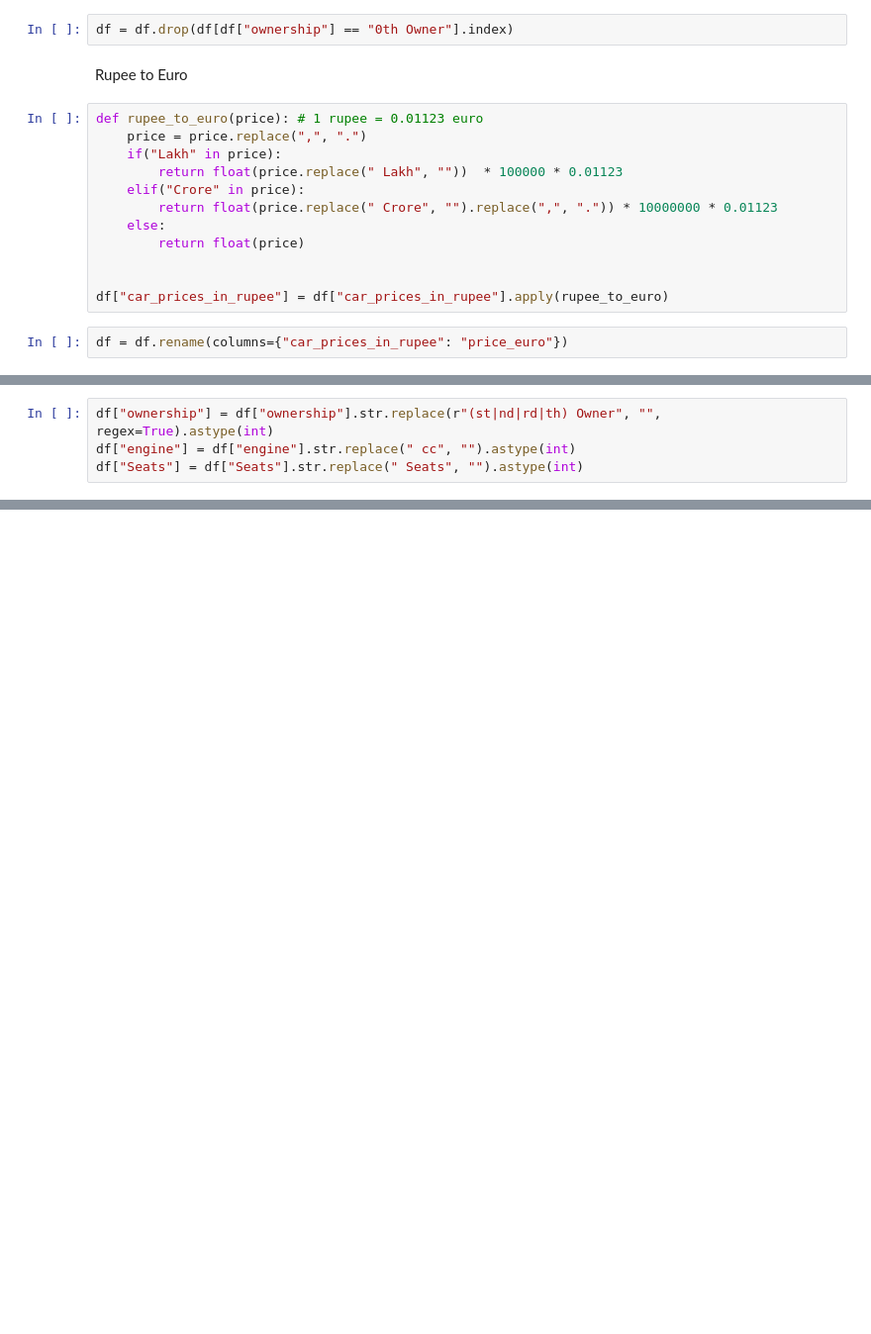
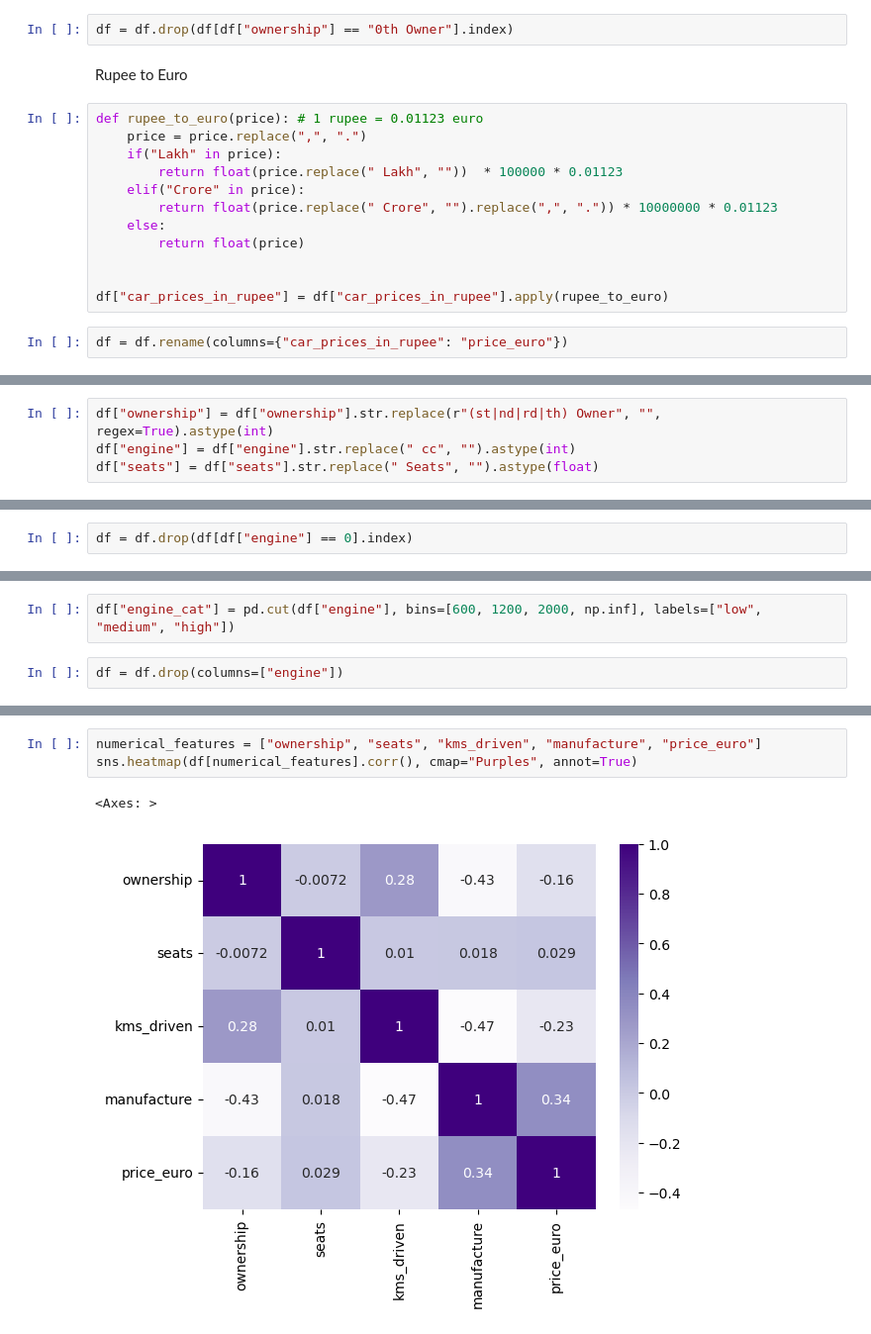
Before and after one commit to Orivex/ML_Practice, a Jupyter notebook: Car_Price_Predictor/NeuralNetwork.ipynb, the cells around one changed output, grey strips where cells are left out. Shown at 99% size. Cells and saved outputs as stored; diff of their text form; blank space fills up the shorter version.

```diff
--- a/Car_Price_Predictor/NeuralNetwork.ipynb
+++ b/Car_Price_Predictor/NeuralNetwork.ipynb
@@ -94,4 +110,4 @@ df["kms_driven"] = df["kms_driven"].apply(convert_kms)
 # %%
 df["ownership"] = df["ownership"].str.replace(r"(st|nd|rd|th) Owner", "", regex=True).astype(int)
 df["engine"] = df["engine"].str.replace(" cc", "").astype(int)
-df["Seats"] = df["Seats"].str.replace(" Seats", "").astype(int)
+df["seats"] = df["seats"].str.replace(" Seats", "").astype(float)
@@ -99,0 +128,2 @@ Encoding
+# %%
+df = df.drop(df[df["engine"] == 0].index)
@@ -99,0 +216,4 @@ Encoding
+# %%
+df["engine_cat"] = pd.cut(df["engine"], bins=[600, 1200, 2000, np.inf], labels=["low", "medium", "high"])
+# %%
+df = df.drop(columns=["engine"])
@@ -117,0 +231,6 @@ df
+# %%
+numerical_features = ["ownership", "seats", "kms_driven", "manufacture", "price_euro"]
+sns.heatmap(df[numerical_features].corr(), cmap="Purples", annot=True)
+# %% [output]
+<Axes: >
+[figure, added]
```
Also changed, not shown: parts of 52 cells of this notebook, 1 other file.
